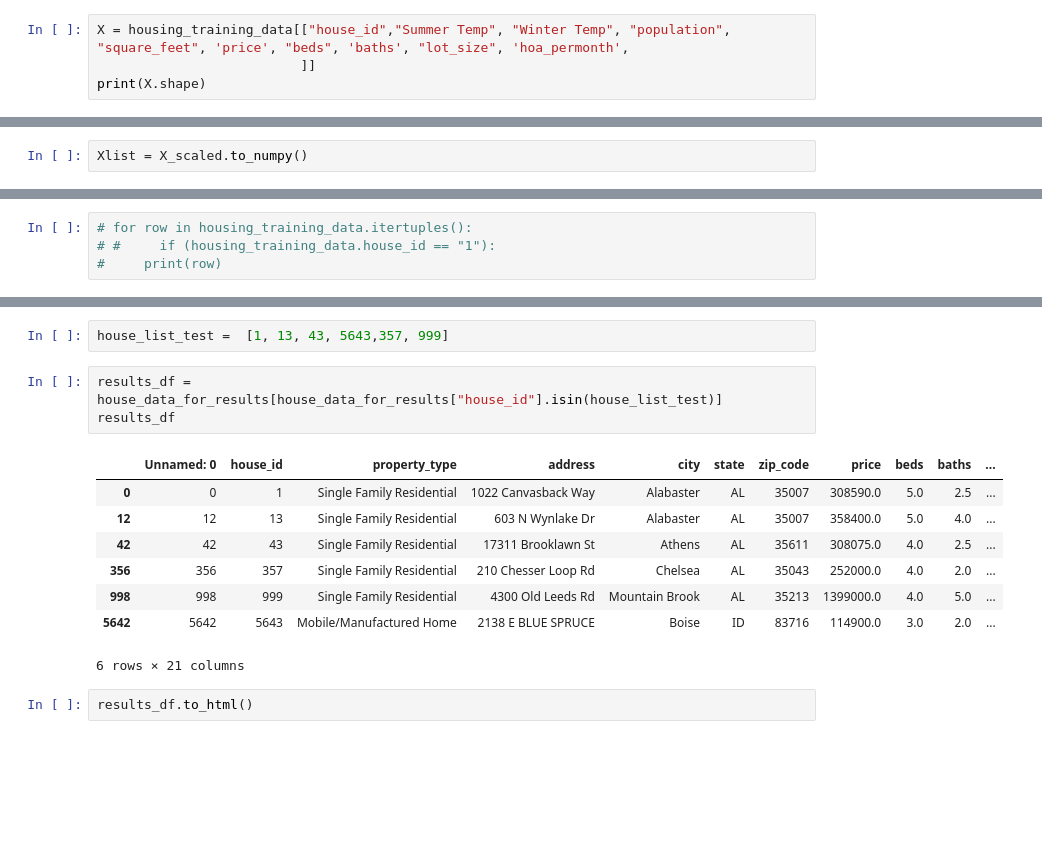
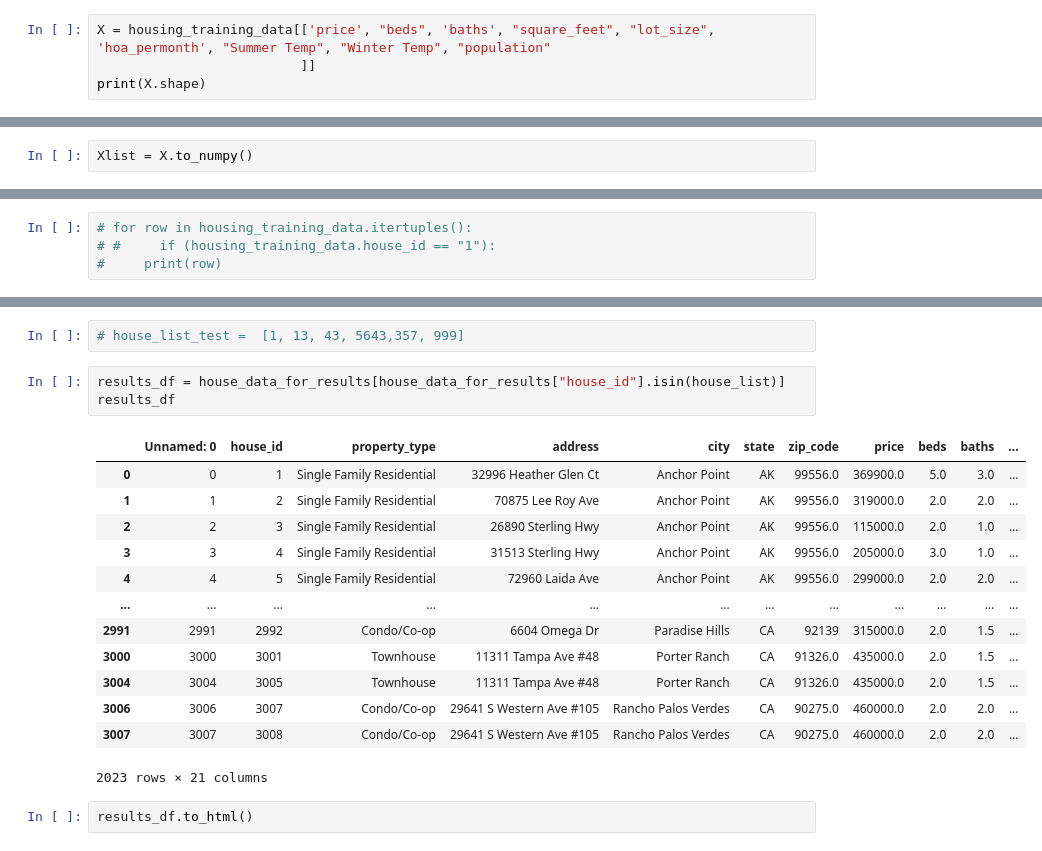
Before and after one commit to aaronrotman/house-finder, a Jupyter notebook: the_magic-cynthias-version-to-avoid-git-hell.ipynb, the cells around one changed output, grey strips where cells are left out. Drawn from its saved outputs; the diff is of its cells as text; blank space fills up the shorter version.

```diff
--- a/the_magic-cynthias-version-to-avoid-git-hell.ipynb
+++ b/the_magic-cynthias-version-to-avoid-git-hell.ipynb
@@ -37,6 +37,6 @@ house_data_for_results.head()
 5 rows × 21 columns
 # %%
-X = housing_training_data[["house_id","Summer Temp", "Winter Temp", "population", "square_feet", 'price', "beds", 'baths', "lot_size", 'hoa_permonth',
+X = housing_training_data[['price', "beds", 'baths', "square_feet", "lot_size", 'hoa_permonth', "Summer Temp", "Winter Temp", "population"
                           ]]
 print(X.shape)
 # %% [output]
@@ -101,4 +121,4 @@ X_scaled
 # %%
-Xlist = X_scaled.to_numpy()
+Xlist = X.to_numpy()
 # %%
 Xlist
@@ -173,18 +281,23 @@ house_data_for_results.head()
 5 rows × 21 columns
 # %%
-house_list_test =  [1, 13, 43, 5643,357, 999]
+# house_list_test =  [1, 13, 43, 5643,357, 999]
 # %%
-results_df = house_data_for_results[house_data_for_results["house_id"].isin(house_list_test)]
+results_df = house_data_for_results[house_data_for_results["house_id"].isin(house_list)]
 results_df
 # %% [output]
 |  | Unnamed: 0 | house_id | property_type | address | city | state | zip_code | price | beds | baths | ... |
-| 0 | 0 | 1 | Single Family Residential | 1022 Canvasback Way | Alabaster | AL | 35007 | 308590.0 | 5.0 | 2.5 | ... |
-| 12 | 12 | 13 | Single Family Residential | 603 N Wynlake Dr | Alabaster | AL | 35007 | 358400.0 | 5.0 | 4.0 | ... |
-| 42 | 42 | 43 | Single Family Residential | 17311 Brooklawn St | Athens | AL | 35611 | 308075.0 | 4.0 | 2.5 | ... |
-| 356 | 356 | 357 | Single Family Residential | 210 Chesser Loop Rd | Chelsea | AL | 35043 | 252000.0 | 4.0 | 2.0 | ... |
-| 998 | 998 | 999 | Single Family Residential | 4300 Old Leeds Rd | Mountain Brook | AL | 35213 | 1399000.0 | 4.0 | 5.0 | ... |
-| 5642 | 5642 | 5643 | Mobile/Manufactured Home | 2138 E BLUE SPRUCE | Boise | ID | 83716 | 114900.0 | 3.0 | 2.0 | ... |
+| 0 | 0 | 1 | Single Family Residential | 32996 Heather Glen Ct | Anchor Point | AK | 99556.0 | 369900.0 | 5.0 | 3.0 | ... |
+| 1 | 1 | 2 | Single Family Residential | 70875 Lee Roy Ave | Anchor Point | AK | 99556.0 | 319000.0 | 2.0 | 2.0 | ... |
+| 2 | 2 | 3 | Single Family Residential | 26890 Sterling Hwy | Anchor Point | AK | 99556.0 | 115000.0 | 2.0 | 1.0 | ... |
+| 3 | 3 | 4 | Single Family Residential | 31513 Sterling Hwy | Anchor Point | AK | 99556.0 | 205000.0 | 3.0 | 1.0 | ... |
+| 4 | 4 | 5 | Single Family Residential | 72960 Laida Ave | Anchor Point | AK | 99556.0 | 299000.0 | 2.0 | 2.0 | ... |
+| ... | ... | ... | ... | ... | ... | ... | ... | ... | ... | ... | ... |
+| 2991 | 2991 | 2992 | Condo/Co-op | 6604 Omega Dr | Paradise Hills | CA | 92139 | 315000.0 | 2.0 | 1.5 | ... |
+| 3000 | 3000 | 3001 | Townhouse | 11311 Tampa Ave #48 | Porter Ranch | CA | 91326.0 | 435000.0 | 2.0 | 1.5 | ... |
+| 3004 | 3004 | 3005 | Townhouse | 11311 Tampa Ave #48 | Porter Ranch | CA | 91326.0 | 435000.0 | 2.0 | 1.5 | ... |
+| 3006 | 3006 | 3007 | Condo/Co-op | 29641 S Western Ave #105 | Rancho Palos Verdes | CA | 90275.0 | 460000.0 | 2.0 | 2.0 | ... |
+| 3007 | 3007 | 3008 | Condo/Co-op | 29641 S Western Ave #105 | Rancho Palos Verdes | CA | 90275.0 | 460000.0 | 2.0 | 2.0 | ... |
-6 rows × 21 columns
+2023 rows × 21 columns
 # %%
 results_df.to_html()
 # %% [output]
```
Also changed, not shown: parts of 21 cells of this notebook, 4 other files.
